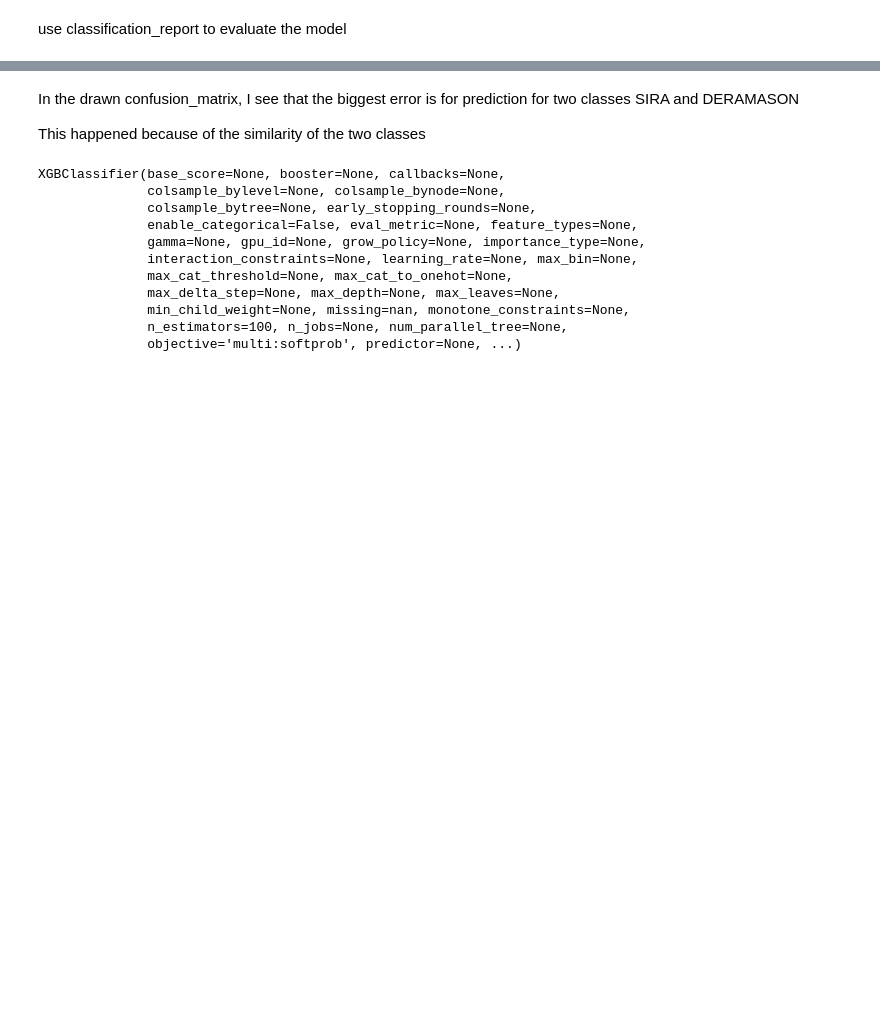
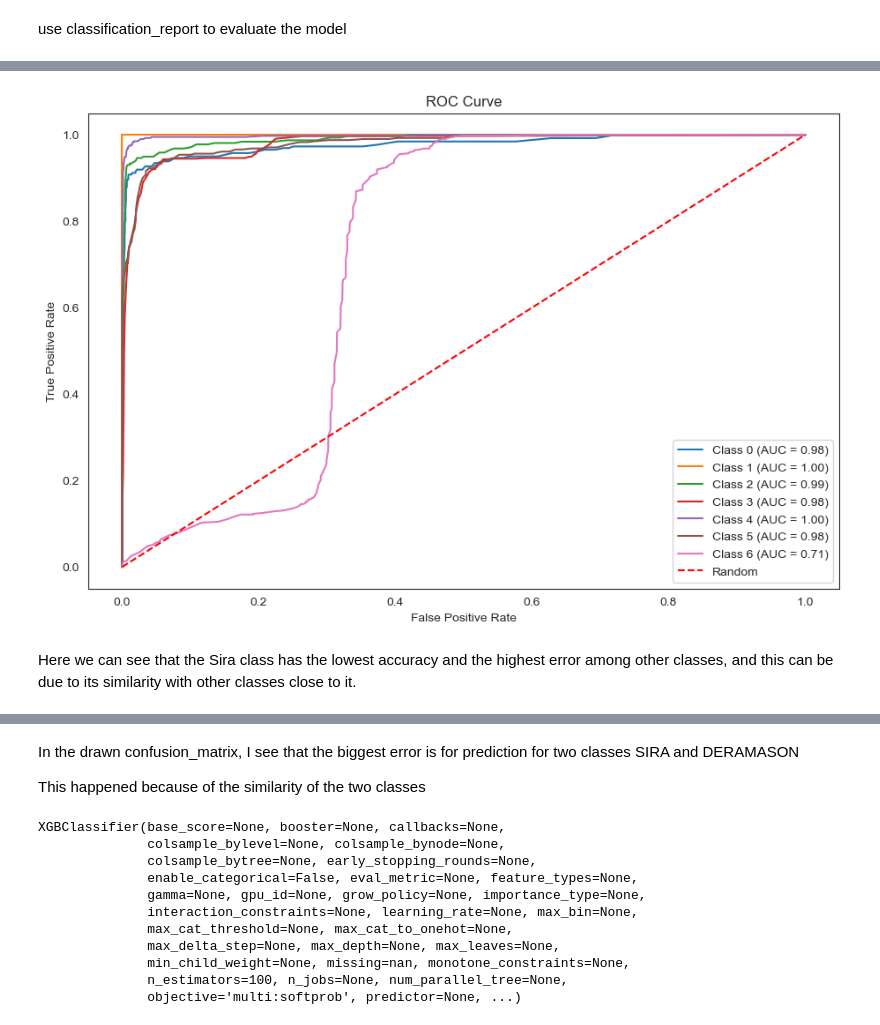
Before and after one commit to soheil-asgari/Dry-Bean-ML, a Jupyter notebook: main.ipynb, the cells around one changed output, grey strips where cells are left out. Drawn from its saved outputs; the diff is of its cells as text; code cells hidden in the pictures; blank space fills up the shorter version.

```diff
--- a/main.ipynb
+++ b/main.ipynb
@@ -500,6 +504,54 @@ print(classification_report(ytest, gs_pred))
     accuracy                           0.92      2723
    macro avg       0.94      0.93      0.93      2723
 weighted avg       0.92      0.92      0.92      2723
+# %%
+import warnings
+
+
+warnings.filterwarnings("ignore", category=UserWarning)
+
+
+gs_prob = model.predict_proba(xtest)
+
+
+fpr = {}
+tpr = {}
+roc_auc = {}
+num_classes = 7
+
+y_test_2d = np.zeros((len(y_test), num_classes))
+y_test_2d[np.arange(len(y_test)), y_test] = 1
+
+for i in range(num_classes):
+    fpr[i], tpr[i], _ = roc_curve(y_test_2d[:, i], gs_prob[:, i])
+    roc_auc[i] = auc(fpr[i], tpr[i])
+
+
+all_fpr = np.unique(np.concatenate([fpr[i] for i in range(num_classes)]))
+mean_tpr = np.zeros_like(all_fpr)
+for i in range(num_classes):
+    mean_tpr += np.interp(all_fpr, fpr[i], tpr[i])
+mean_tpr /= num_classes
+roc_auc["macro"] = auc(all_fpr, mean_tpr)
+
+
+plt.figure(figsize=(11, 7))
+for i in range(num_classes):
+    plt.plot(fpr[i], tpr[i], label=f"Class {i} (AUC = {roc_auc[i]:.2f})")
+
+
+plt.plot([0, 1], [0, 1], linestyle="--", color="r", label="Random")
+
+
+plt.xlabel("False Positive Rate")
+plt.ylabel("True Positive Rate")
+plt.title("ROC Curve")
+plt.legend()
+plt.show()
+# %% [output]
+[figure, added]
+# %% [markdown]
+Here we can see that the Sira class has the lowest accuracy and the highest error among other classes, and this can be due to its similarity with other classes close to it.
 # %%
 sns.set_style("whitegrid")
 plt.figure(figsize=(15, 8))
```
Also changed, not shown: parts of 12 cells of this notebook.
